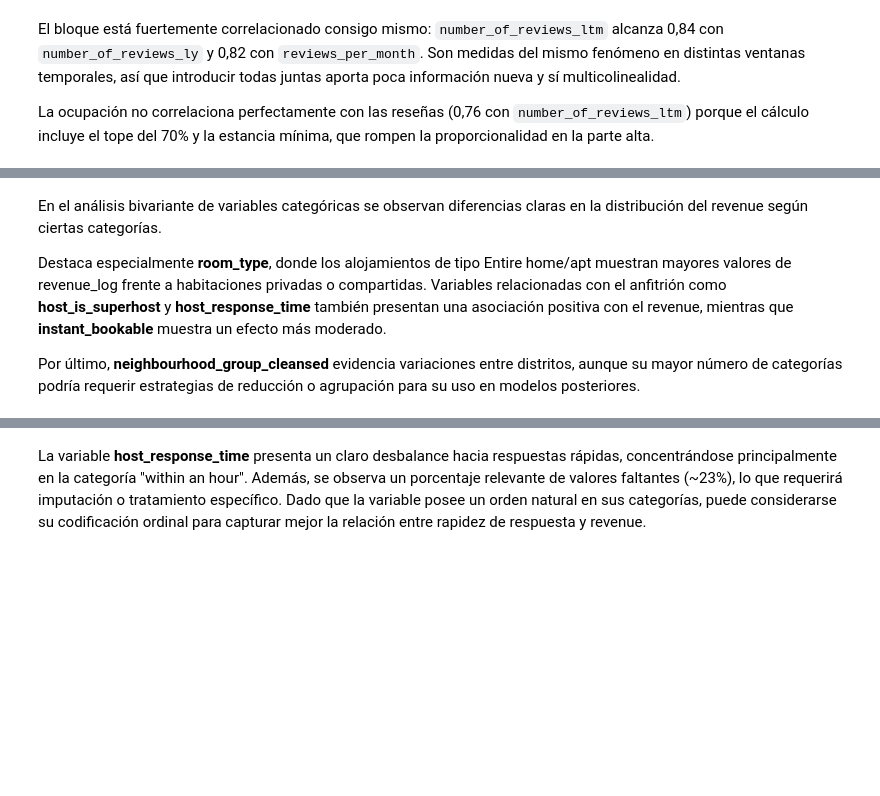
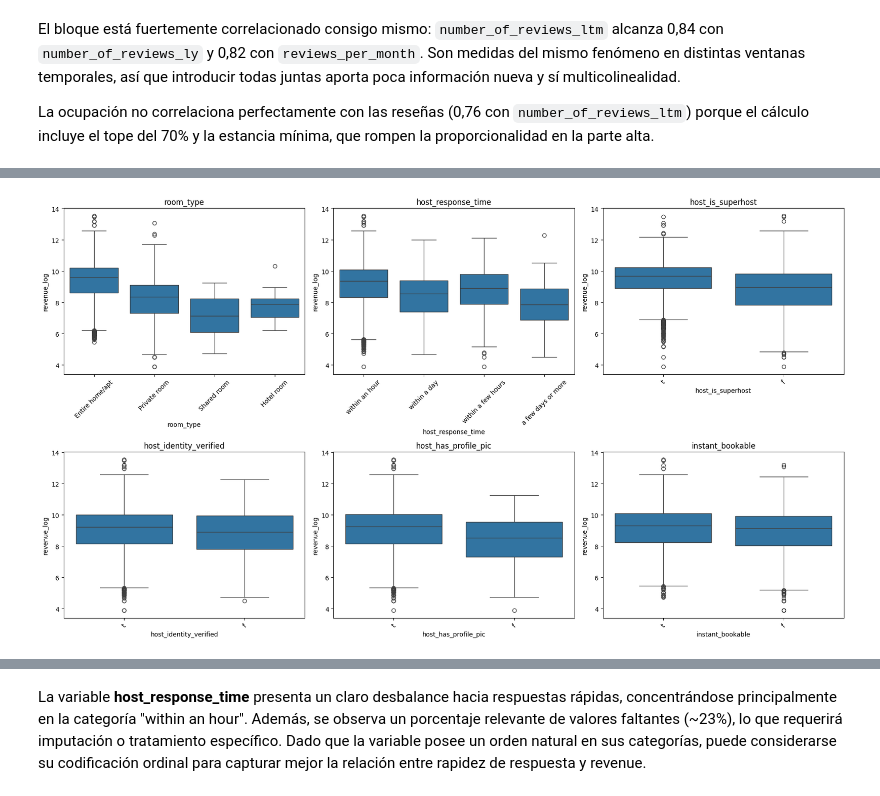
Before and after one commit to HimuraFresh/madrid-rental-revenue-prediction, a Jupyter notebook: notebooks/main.ipynb, the cells around one changed output, grey strips where cells are left out. Drawn from its saved outputs; the diff is of its cells as text; code cells hidden in the pictures; blank space fills up the shorter version.

```diff
--- a/notebooks/main.ipynb
+++ b/notebooks/main.ipynb
@@ -824,14 +890,23 @@ Se descartan variables de texto libre, fechas técnicas o identificadores, así
 # %%
+# Las categóricas con categorías cerradas: se pueden agrupar y comparar directamente.
+# El resto de columnas de tipo objeto son contenedores (listas, texto libre, fechas)
+# de los que primero hay que extraer una feature, así que se analizan más adelante.
+
 cat_analysis = [
     "room_type",
+    "property_type",
+    "neighbourhood_group_cleansed",
+    "neighbourhood_cleansed",
+    "host_response_time",
     "host_is_superhost",
+    "host_identity_verified",
+    "host_has_profile_pic",
     "instant_bookable",
-    "host_response_time",
-    "neighbourhood_group_cleansed",
-    "host_identity_verified",
-    "host_has_profile_pic"
 ]
 # %%
 for col in cat_analysis:
     print("\n", col)
-    print(df.groupby(col)["revenue_log"].mean().sort_values())
+    print(
+        y_train_log.groupby(X_train[col], dropna=False)
+        .agg(["mean", "count"])
+        .sort_values("mean"))
@@ -838,59 +945,20 @@ for col in cat_analysis:
 # %%
-import math
+df_plot = X_train.join(y_train_log.rename("revenue_log"))
+
+cat_grid = [c for c in cat_analysis if c not in ["property_type", "neighbourhood_cleansed", "neighbourhood_group_cleansed"]]
 
 n_cols = 3
-n_rows = math.ceil(len(cat_analysis) / n_cols)
+n_rows = math.ceil(len(cat_grid) / n_cols)
 
 plt.figure(figsize=(18, 5 * n_rows))
 
-for i, col in enumerate(cat_analysis):
+for i, col in enumerate(cat_grid):
     ax = plt.subplot(n_rows, n_cols, i + 1)
-
-    # Caso especial: Top 10 barrios por revenue medio
-    if col == "neighbourhood_group_cleansed":
-
-        top10 = (
-            df.groupby(col)["revenue_log"]
-              .mean()
-              .sort_values(ascending=False)
-              .head(10)
-              .index
-        )
-
-        df_plot = df[df[col].isin(top10)].copy()
-
-        # Ordenamos de mayor a menor revenue medio
-        order = (
-            df_plot.groupby(col)["revenue_log"]
-                   .mean()
-                   .sort_values(ascending=False)
-                   .index
-        )
-
-        sns.boxplot(
-            x=col,
-            y="revenue_log",
-            data=df_plot,
-            order=order,
-            ax=ax
-        )
-
-    else:
-        sns.boxplot(
-            x=col,
-            y="revenue_log",
-            data=df,
-            ax=ax
-        )
-
-    ax.tick_params(axis='x', rotation=45)
+    sns.boxplot(data=df_plot, x=col, y="revenue_log", ax=ax)
+    ax.tick_params(axis="x", rotation=45)
     ax.set_title(col)
 
 plt.tight_layout()
 plt.show()
+# %% [output]
+[figure, added]
-# %% [markdown]
-En el análisis bivariante de variables categóricas se observan diferencias claras en la distribución del revenue según ciertas categorías.
-
-Destaca especialmente **room_type**, donde los alojamientos de tipo Entire home/apt muestran mayores valores de revenue_log frente a habitaciones privadas o compartidas. Variables relacionadas con el anfitrión como **host_is_superhost** y **host_response_time** también presentan una asociación positiva con el revenue, mientras que **instant_bookable** muestra un efecto más moderado.
-
-Por último, **neighbourhood_group_cleansed** evidencia variaciones entre distritos, aunque su mayor número de categorías podría requerir estrategias de reducción o agrupación para su uso en modelos posteriores.
```
Also changed, not shown: parts of 14 cells of this notebook.
